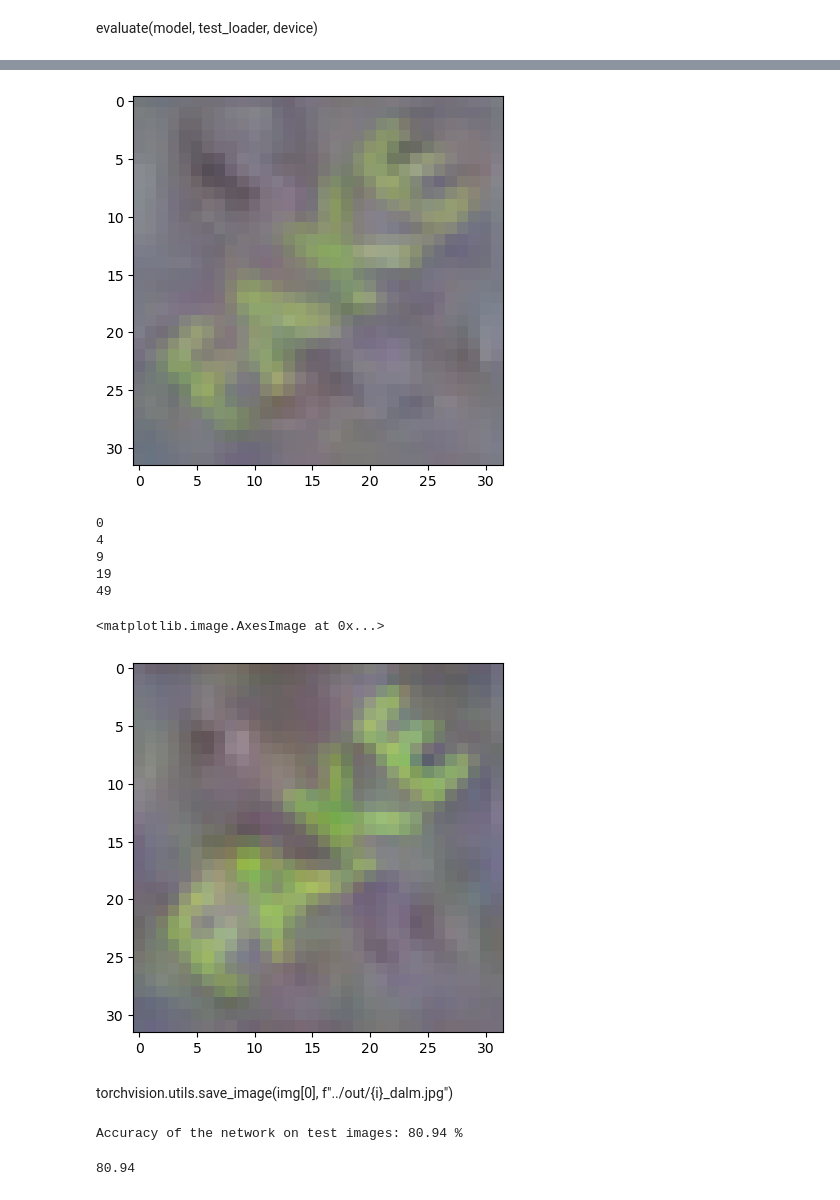
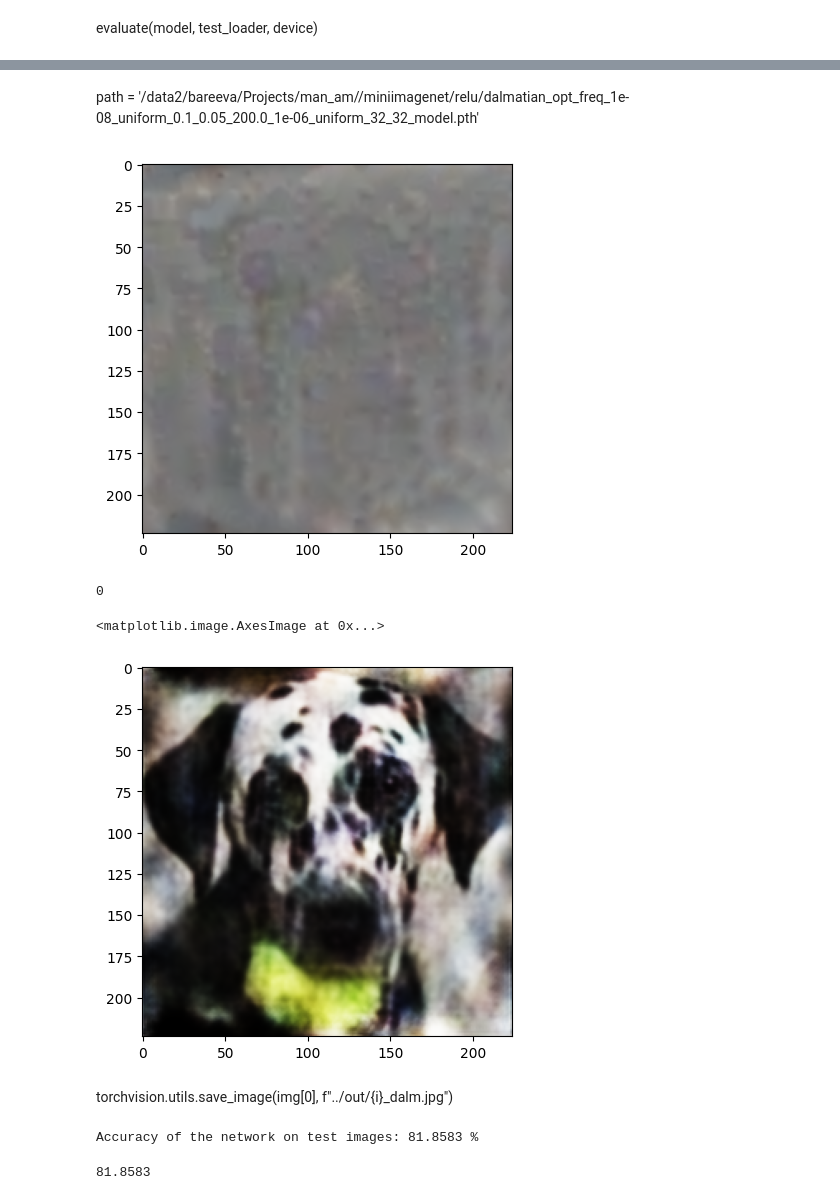
Before and after one commit to dilyabareeva/grad_slingshot, a Jupyter notebook: notebooks/before_after.ipynb, the cells around one changed output, grey strips where cells are left out. Cells and saved outputs as stored; diff of their text form; code cells hidden in the pictures.

Commit message:
replication efforts - dalmatian done

```diff
--- a/notebooks/before_after.ipynb
+++ b/notebooks/before_after.ipynb
@@ -110,0 +27,27 @@ target_img_path = cfg.target_img_path
+# %%
+device = "cuda:0"
+original_weights = cfg.model.get("original_weights_path", None)
+if original_weights:
+    original_weights = "{}/{}".format(cfg.model_dir, original_weights)
+data_dir = cfg.data_dir
+output_dir = cfg.output_dir
+dataset = cfg.data
+default_layer_str = cfg.model.layer
+n_out = cfg.model.n_out
+image_dims = cfg.data.image_dims
+n_channels = cfg.data.n_channels
+class_dict_file = cfg.data.get("class_dict_file", None)
+
+fv_sd = float(cfg.fv_sd)
+fv_dist = cfg.fv_dist
+fv_domain = cfg.fv_domain
+target_img_path = cfg.target_img_path
+batch_size = cfg.batch_size
+train_original = cfg.train_original
+replace_relu = cfg.replace_relu
+alpha = cfg.alpha
+w = cfg.w
+img_str = cfg.img_str
+gamma = cfg.gamma
+lr = cfg.lr
+man_batch_size = cfg.man_batch_size
@@ -194,6 +142,7 @@ image_parameter = AutoImageParam(
 # %%
 model = hydra.utils.instantiate(cfg.model.model)
-model.load_state_dict(torch.load(original_weights, map_location=device))
+if original_weights is not None:
+    model.load_state_dict(torch.load(original_weights, map_location=device))
 model.to(device)
 model.eval()
 dreamer = Dreamer(model, device=device)
@@ -278,3 +227,5 @@ layer_str = default_layer_str
+# %% [markdown]
+path = '/data2/bareeva/Projects/man_am//miniimagenet/relu/dalmatian_opt_freq_1e-08_uniform_0.1_0.05_200.0_1e-06_uniform_32_32_model.pth'
 # %%
 from core.forward_hook import get_nested_attr
 
@@ -292,44 +243,40 @@ image_param = dreamer.render(
     image_parameter=image_parameter,
     width=image_dims,
     height=image_dims,
-    iters=50,
-    lr=0.1,
+    iters=100,
+    lr=1.0,
 )
 
 plt.imshow(image_param)
 plt.show()
 # %% [output]
-[figure, old version]
+[figure, new version]
 # %%
-i = 50
+i = 1
 img, _, tstart = feature_visualisation(
     net=target_model,
     noise_dataset=noise_dataset,
-    man_index=3,
-    lr=0.1,
+    man_index=77,
+    lr=0.01,
     n_steps=i,
     init_mean=torch.tensor([]),
     save_list=[1, 5, 10, 20, 50, 100, 2000],
     # tf = image_transforms,
-    # grad_clip=True,
-    # adam=True,
+    #grad_clip=True,
+    #adam=True,
 )
 plt.imshow(img[0].permute(1, 2, 0).detach().cpu().numpy())
 # %% [output]
 0
-4
-9
-19
-49
 <matplotlib.image.AxesImage at 0x...>
-[figure, old version]
+[figure, new version]
 # %% [markdown]
 torchvision.utils.save_image(img[0], f"../out/{i}_dalm.jpg")
 # %%
 evaluate(target_model, test_loader, device)
 # %% [output]
-Accuracy of the network on test images: 80.94 %
+Accuracy of the network on test images: 81.8583 %
-80.94
+81.8583
 # %%
 f = noise_dataset.forward
 param = noise_dataset.parametrize(img)
```
Also changed, not shown: parts of 15 cells of this notebook, 5 other files.
